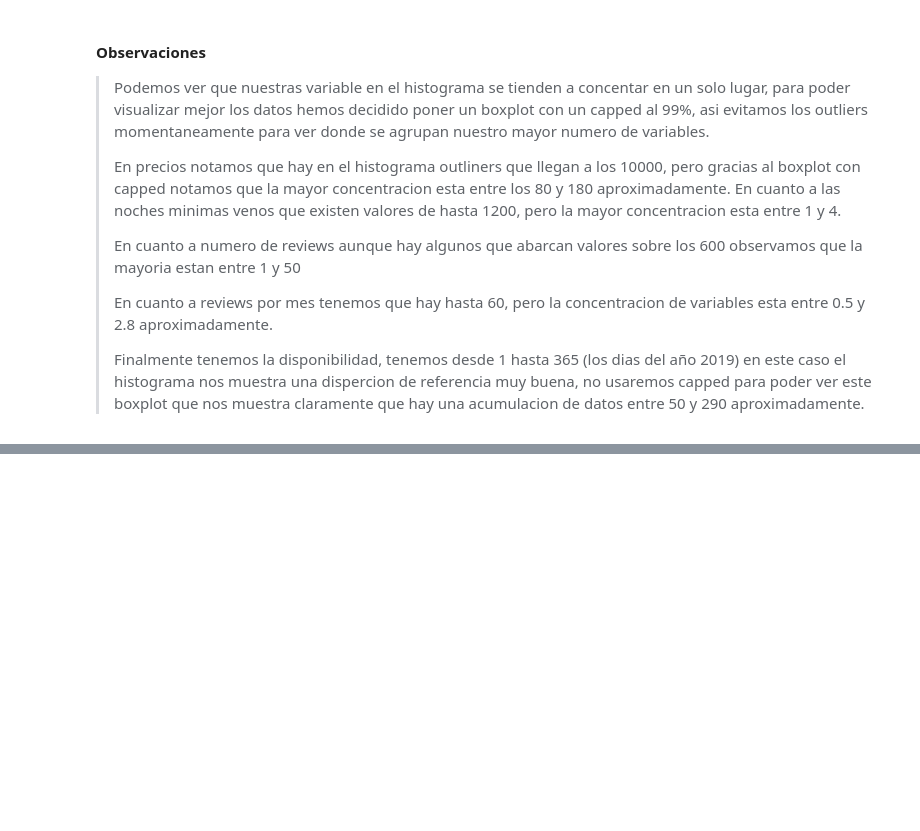
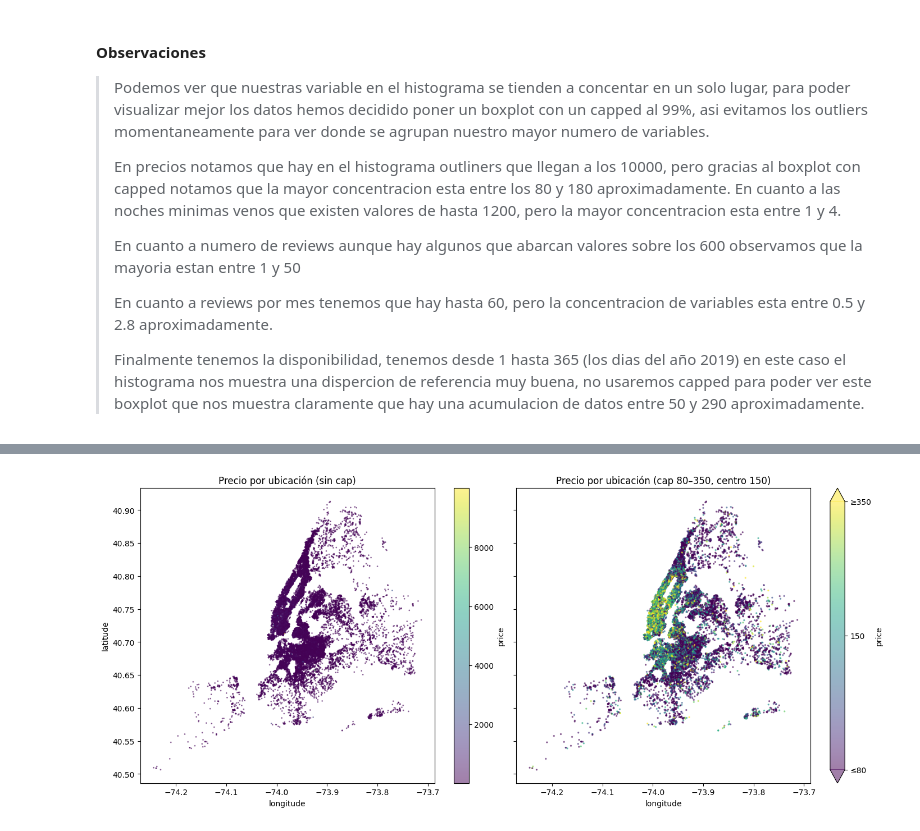
Before and after one commit to 4GeeksAcademy/AnthonnyMal-Machine-Learnig, a Jupyter notebook: src/00-eda-airbnb-ny.ipynb, the cells around one changed output, grey strips where cells are left out. Cells and saved outputs as stored; diff of their text form; code cells hidden in the pictures; blank space fills up the shorter version.

```diff
--- a/src/00-eda-airbnb-ny.ipynb
+++ b/src/00-eda-airbnb-ny.ipynb
@@ -259,0 +275,32 @@ plt.show()
+# %%
+# import matplotlib.pyplot as plt
+# from matplotlib.colors import TwoSlopeNorm
+
+norm = TwoSlopeNorm(vmin=80, vcenter=150, vmax=350)
+
+fig, axes = plt.subplots(1, 2, figsize=(14, 6), sharex=True, sharey=True, constrained_layout=True)
+
+# Scatter sin cap
+sc1 = axes[0].scatter(df['longitude'], df['latitude'],c=df['price'], s=1, alpha=0.5)
+cb1 = fig.colorbar(sc1, ax=axes[0])
+cb1.set_label('price')
+axes[0].set_title('Precio por ubicación (sin cap)')
+axes[0].set_xlabel('longitude'); axes[0].set_ylabel('latitude')
+
+# Scatter centrado en 150 con clip 80–350
+sc2 = axes[1].scatter(
+    df['longitude'], df['latitude'],
+    c=df['price'], s=2, alpha=0.5,
+    cmap='viridis',    # si quieres contraste arriba/abajo de 150, prueba 'coolwarm' o 'RdBu_r'
+    norm=norm
+)
+cb2 = fig.colorbar(sc2, ax=axes[1], extend='both')
+cb2.set_label('price')
+cb2.set_ticks([80, 150, 350])
+cb2.set_ticklabels(['≤80', '150', '≥350'])
+axes[1].set_title('Precio por ubicación (cap 80–350, centro 150)')
+axes[1].set_xlabel('longitude')
+
+plt.show()
+# %% [output]
+[figure, added]
```
Also changed, not shown: parts of 4 cells of this notebook, 2 other files.
